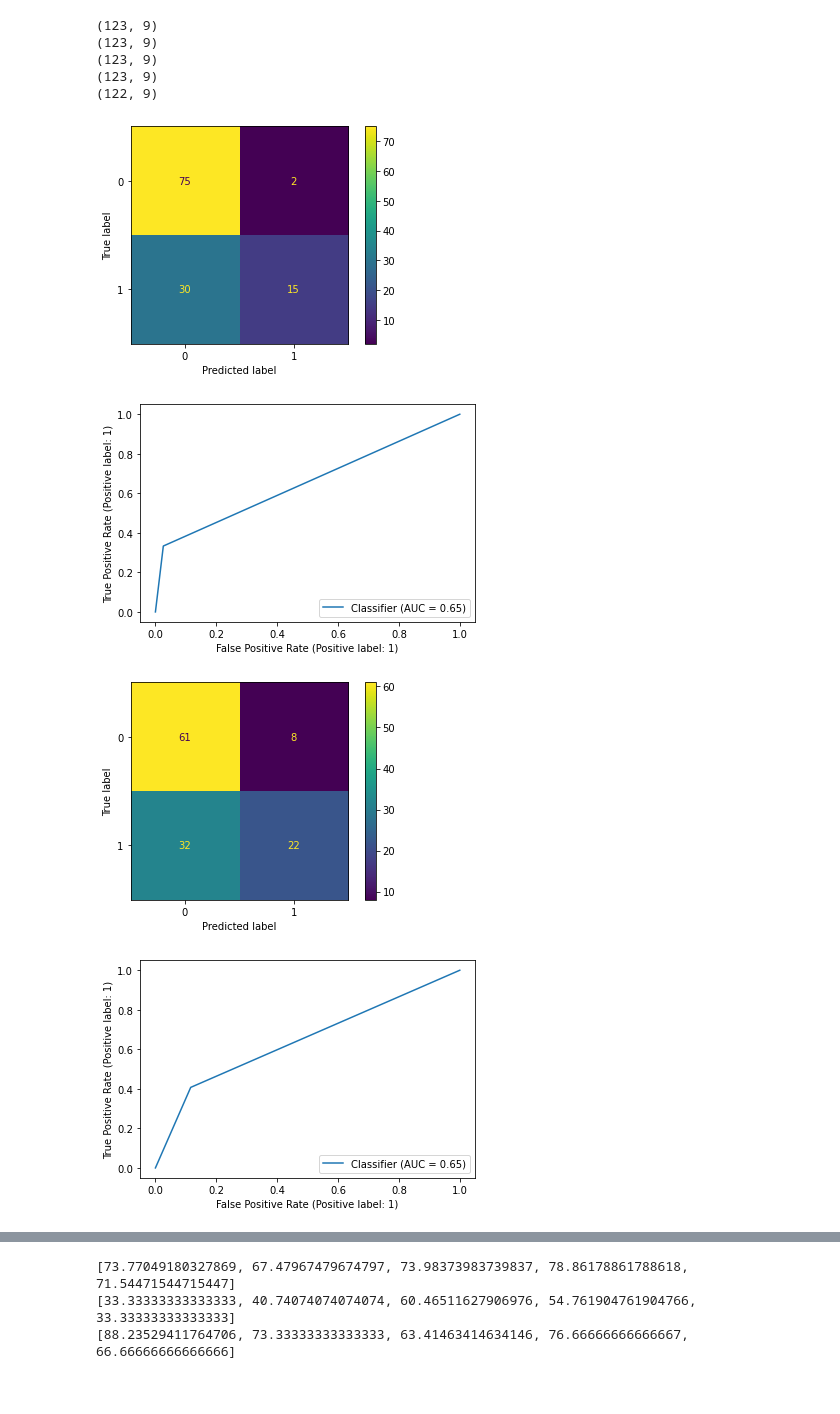
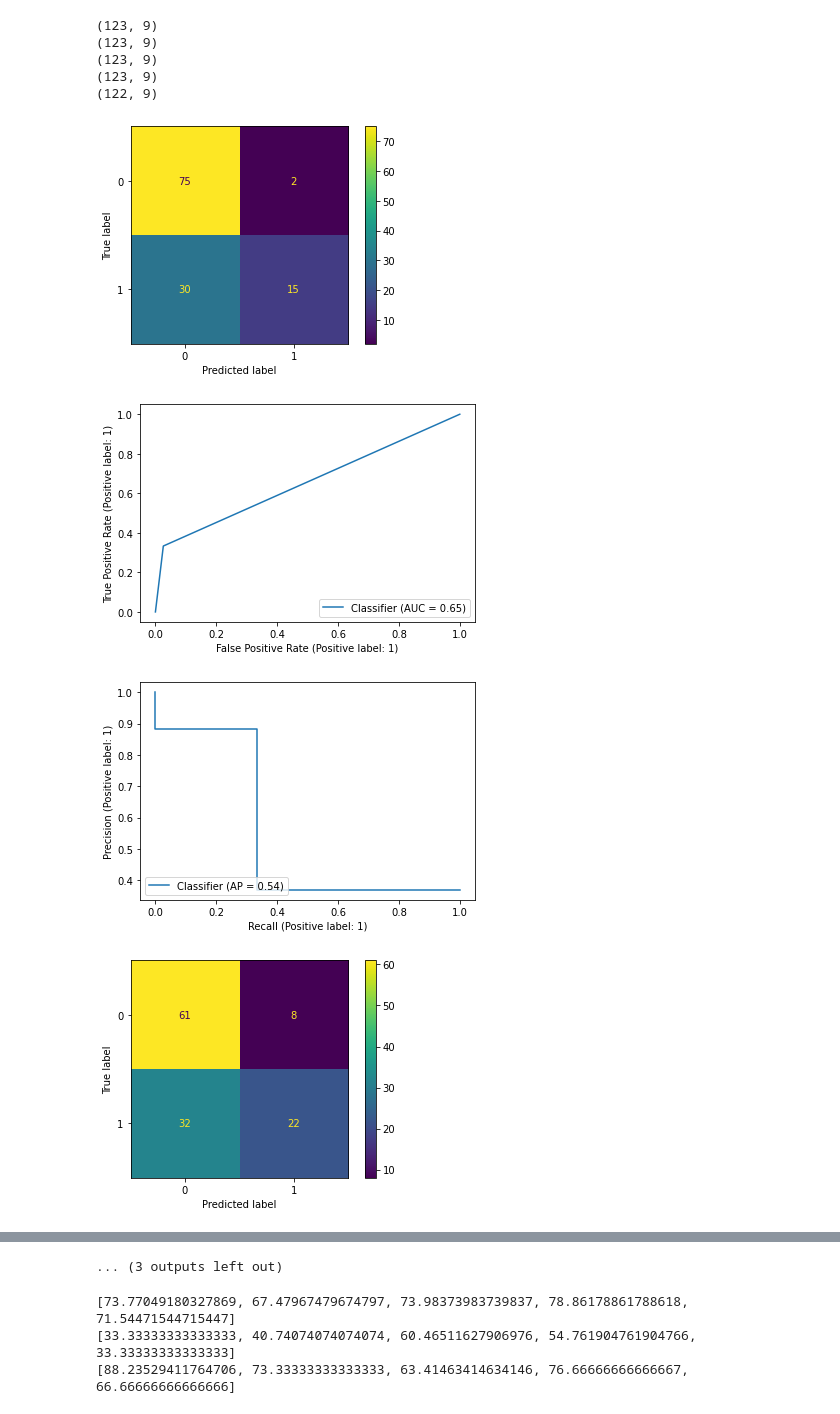
Before and after one commit to meenakshsundaram/AIML, a Jupyter notebook: DecisionTrees/src/diabetes/diabetes_dtree.ipynb, the cells around one changed output, grey strips where cells are left out. Drawn from its saved outputs; the diff is of its cells as text; code cells hidden in the pictures.

```diff
--- a/DecisionTrees/src/diabetes/diabetes_dtree.ipynb
+++ b/DecisionTrees/src/diabetes/diabetes_dtree.ipynb
@@ -314,21 +314,22 @@ fifth_crossval = cv2.append(cv3.append(cv4.append(cv5)))
 # %%
 # Depth 2
 cv_accuracy = []
 cv_precision = []
 cv_recall = []
 for datadf in [(first_crossval,cv5),(second_crossval,cv4),(third_crossval,cv3),(fourth_crossval,cv2),(fifth_crossval,cv1)]:
     x_tra,y_tra = datadf[0].iloc[:,:-1],datadf[0].iloc[:,-1]
     x_te,y_te = datadf[1].iloc[:,:-1],datadf[1].iloc[:,-1]
     dtree = DecisionTreeClassifier(criterion="entropy",max_depth=2,splitter="best")
     dtree.fit(x_tra,y_tra)
     y_pred = dtree.predict(x_te)
     metrics.ConfusionMatrixDisplay.from_predictions(y_te,y_pred)
     metrics.RocCurveDisplay.from_predictions(y_te,y_pred)
+    metrics.PrecisionRecallDisplay.from_predictions(y_te,y_pred)
     cv_accuracy.append(100*metrics.accuracy_score(y_te,y_pred))
     cv_recall.append(100*metrics.recall_score(y_te,y_pred))
     cv_precision.append(100*metrics.precision_score(y_te,y_pred))
 # %% [output]
 [figure]
 [figure]
-[figure, old version]
+[figure, new version]
-[figure, old version]
+[figure, new version]
@@ -341,3 +344,4 @@ for datadf in [(first_crossval,cv5),(second_crossval,cv4),(third_crossval,cv3),(
+... (3 outputs left out)
 # %%
 print(cv_accuracy)
 print(cv_recall)
```
Also changed, not shown: parts of 13 cells of this notebook.
